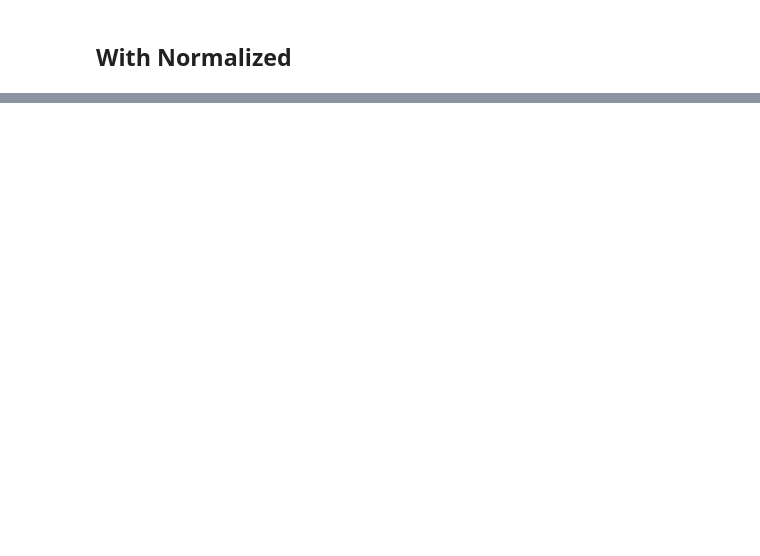
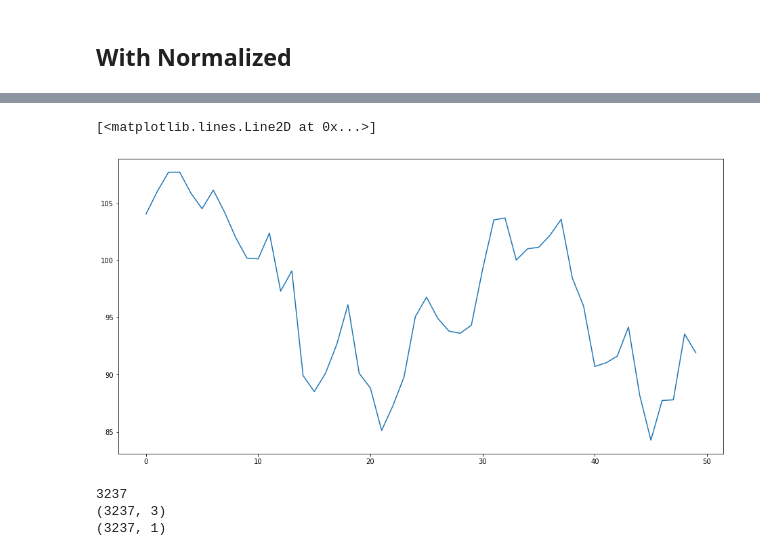
Before and after one commit to Double-Bonus/BP-estimation, a Jupyter notebook: blood-estimation.ipynb, the cells around one changed output, grey strips where cells are left out. Cells and saved outputs as stored; diff of their text form; code cells hidden in the pictures; blank space fills up the shorter version.

```diff
--- a/blood-estimation.ipynb
+++ b/blood-estimation.ipynb
@@ -737,0 +790,45 @@ plt.plot(predictions_n[0])
+# %%
+plt.plot(matDataSBP[:50])
+# %% [output]
+[<matplotlib.lines.Line2D at 0x...>]
+[figure, added]
+# %%
+def param_model():
+    model = Sequential()
+    if 1:
+        model.add(Dense(32, input_shape=(3,), kernel_initializer='normal', activation='relu'))
+        model.add(Dense(64, kernel_initializer='normal', activation='relu'))
+        model.add(Dense(64, kernel_initializer='normal', activation='relu'))
+        model.add(Dense(1, kernel_initializer='normal'))
+        # Compile model
+#         model.compile(loss='mean_squared_error', optimizer='adam')
+    else:
+        model.add(Dense(32, activation=tf.keras.layers.LeakyReLU(alpha=0.1)))
+        model.add(Dense(64, activation=tf.keras.layers.LeakyReLU(alpha=0.1)))
+        model.add(Dense(128, activation=tf.keras.layers.LeakyReLU(alpha=0.1)))
+        model.add(Dropout(0.2))
+        model.add(Dense(128, activation=tf.keras.layers.LeakyReLU(alpha=0.1)))
+        model.add(Dropout(0.2))
+        model.add(Dense(256, activation=tf.keras.layers.LeakyReLU(alpha=0.1)))
+        model.add(Dropout(0.2))
+        model.add(Dense(128, activation=tf.keras.layers.LeakyReLU(alpha=0.1)))
+        model.add(Dropout(0.2))
+        model.add(Dense(64, activation=tf.keras.layers.LeakyReLU(alpha=0.1)))
+        model.add(Dropout(0.2))
+        model.add(Dense(32, activation=tf.keras.layers.LeakyReLU(alpha=0.1)))
+        model.add(Dropout(0.2))
+        model.add(Dense(1)) # last layer must be 1
+    return model
+
+print(matDataPIR.size)
+
+x_param = np.array([matDataPIR, matDataPAT, matDataHR])
+x_param = np.transpose(x_param)
+y_param = np.array(matDataSBP)
+y_param = y_param.reshape(3237,1)
+print(x_param.shape)
+print(y_param.shape)
+# %% [output]
+3237
+(3237, 3)
+(3237, 1)
```
Also changed, not shown: parts of 22 cells of this notebook.
